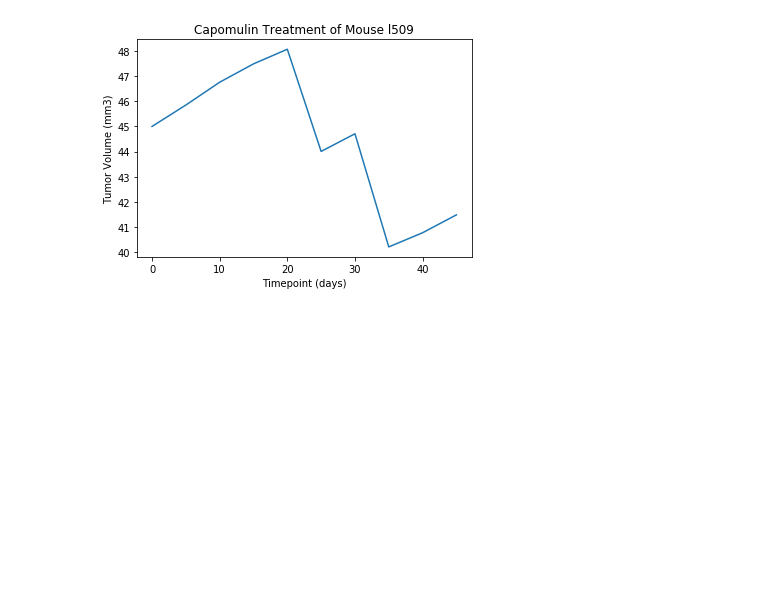
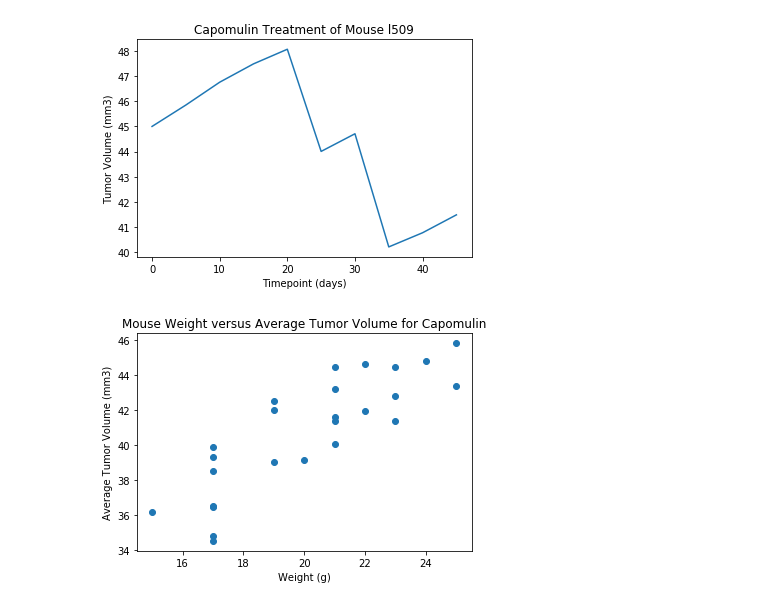
Before and after one commit to Stephen-Chu15/SCC_tumor_study, a Jupyter notebook: SCC_tumor_study.ipynb, the cells around one changed output. Saved outputs shown, nothing was run; the diff lists cells and outputs as text; code cells hidden in the pictures; blank space fills up the shorter version.

Commit message:
generate scatterplot of weight distribution

```diff
--- a/SCC_tumor_study.ipynb
+++ b/SCC_tumor_study.ipynb
@@ -271,3 +271,16 @@ plt.ylabel('Tumor Volume (mm3)')
 plt.show()
 # %% [output]
 [figure]
+# %%
+# Generate a scatter plot of mouse weight versus average tumor volume for the Capomulin regimen
+# Zach explained that we can take the mean at this point because it won't affect the weight column due to it being static
+grouped_capomulin_mice = capomulin_df.groupby('Mouse ID').mean()
+x_axis = grouped_capomulin_mice['Weight (g)']
+y_axis = grouped_capomulin_mice['Tumor Volume (mm3)']
+plt.title('Mouse Weight versus Average Tumor Volume for Capomulin')
+plt.xlabel('Weight (g)')
+plt.ylabel('Average Tumor Volume (mm3)')
+plt.scatter(x_axis,y_axis)
+plt.show()
+# %% [output]
+[figure, added]
```
